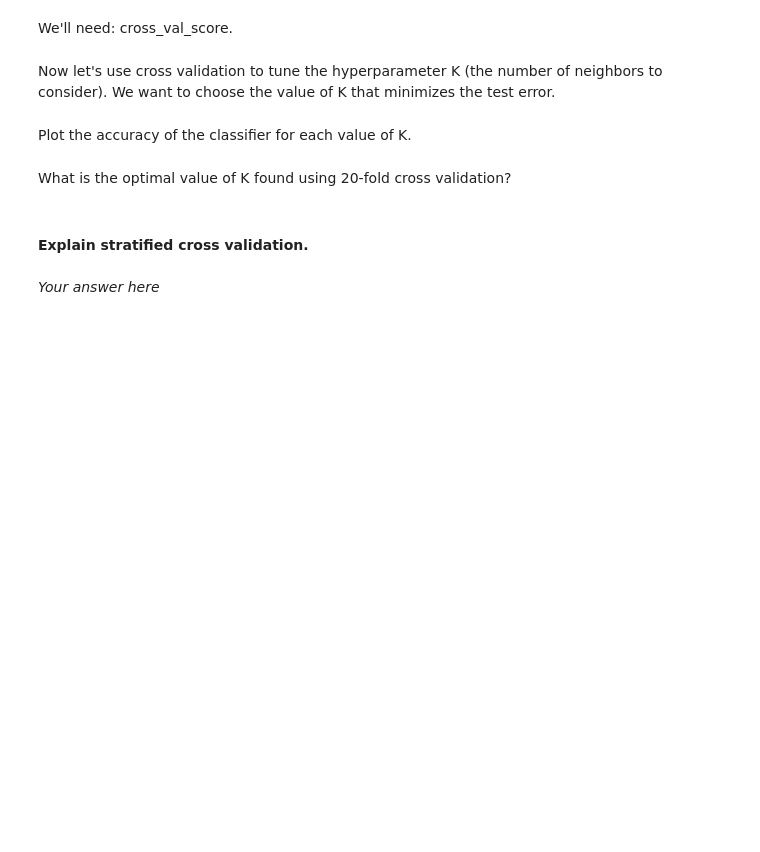
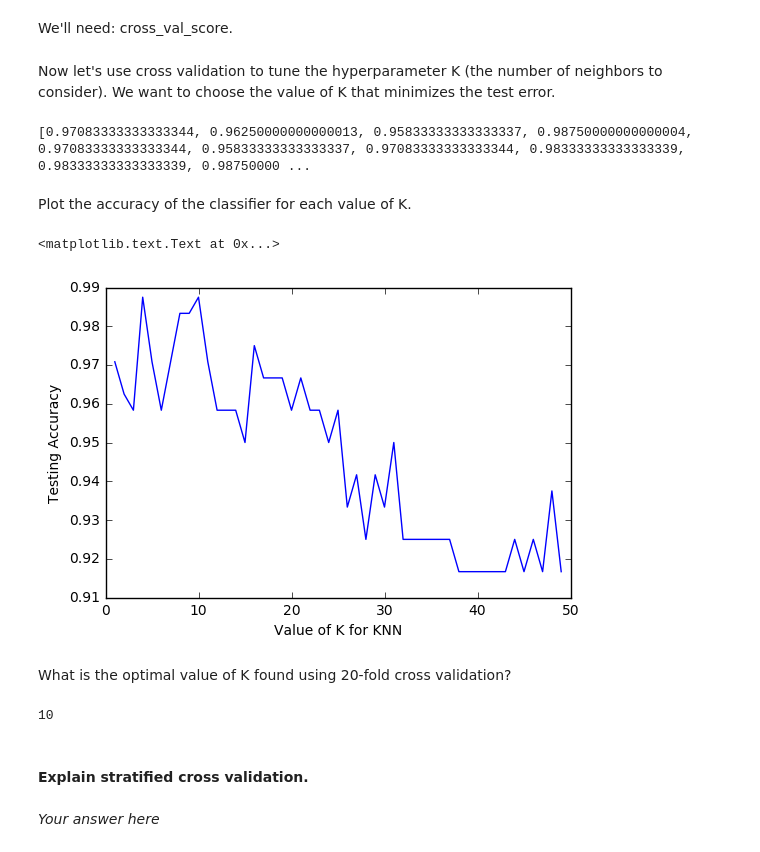
Before and after one commit to gloriatumushabe/machinelearningatberkeleynmep, a Jupyter notebook: homeworks/2/Data Day.ipynb, the cells around one changed output. Drawn from its saved outputs; the diff is of its cells as text; code cells hidden in the pictures; blank space fills up the shorter version.

```diff
--- a/homeworks/2/Data Day.ipynb
+++ b/homeworks/2/Data Day.ipynb
@@ -85,0 +56,6 @@ http://pandas.pydata.org/pandas-docs/stable/indexing.html#ix-indexer-is-deprecat
+# %%
+from sklearn.neighbors import KNeighborsClassifier
+neigh = KNeighborsClassifier(n_neighbors=1)
+neigh.fit(X_train, y_train)
+ypred = neigh.predict(X_test)
+neigh.score(X_test, y_test)
@@ -89,3 +67,9 @@ http://pandas.pydata.org/pandas-docs/stable/indexing.html#ix-indexer-is-deprecat
 *Your answer here*
 # %% [markdown]
 Now let's train a K Nearest Neighbors classifier with high variance.
+# %%
+from sklearn.neighbors import KNeighborsClassifier
+neigh = KNeighborsClassifier(n_neighbors=50)
+neigh.fit(X_train, y_train)
+ypred = neigh.predict(X_test)
+neigh.score(X_test, y_test)
@@ -95,3 +81,9 @@ Now let's train a K Nearest Neighbors classifier with high variance.
 *Your answer here*
 # %% [markdown]
 Can we do better? Try experimenting with the value of K.
+# %%
+from sklearn.neighbors import KNeighborsClassifier
+neigh = KNeighborsClassifier(n_neighbors=15)
+neigh.fit(X_train, y_train)
+ypred = neigh.predict(X_test)
+neigh.score(X_test, y_test)
@@ -125,11 +121,32 @@ We'll need: cross_val_score.
 Now let's use cross validation to tune the hyperparameter K (the number of neighbors to consider). We want to choose the value of K that minimizes the test error.
 # %%
 # list of possible K-values for KNN
+
 k_values = [i for i in range(1, 50)]
+scorelist = []
+for i in k_values:
+    neigh = KNeighborsClassifier(n_neighbors=i)
+    scorelist.append(np.average(cross_val_score(neigh, X_train, y_train, cv = 20)))
+print(scorelist)
+# %% [output]
+[0.97083333333333344, 0.96250000000000013, 0.95833333333333337, 0.98750000000000004, 0.97083333333333344, 0.95833333333333337, 0.97083333333333344, 0.98333333333333339, 0.98333333333333339, 0.98750000 ...
 # %% [markdown]
 Plot the accuracy of the classifier for each value of K.
+# %%
+import matplotlib.pyplot as plt
+%matplotlib inline
+plt.plot(k_values, scorelist)
+plt.xlabel('Value of K for KNN')
+plt.ylabel('Testing Accuracy')
+# %% [output]
+<matplotlib.text.Text at 0x...>
+[figure, added]
 # %% [markdown]
 What is the optimal value of K found using 20-fold cross validation?
+# %%
+10
+# %% [output]
+10
 # %% [markdown]
 #### Explain stratified cross validation.
 # %% [markdown]
```
Also changed, not shown: parts of 8 cells of this notebook, 2 other files.
